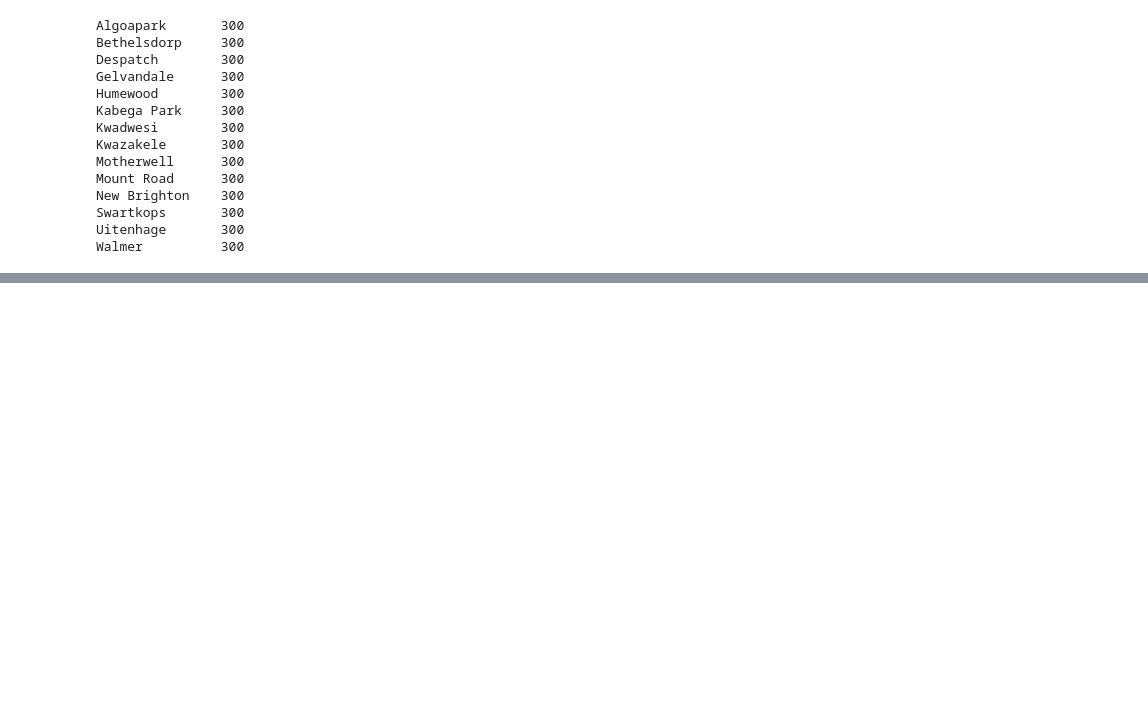
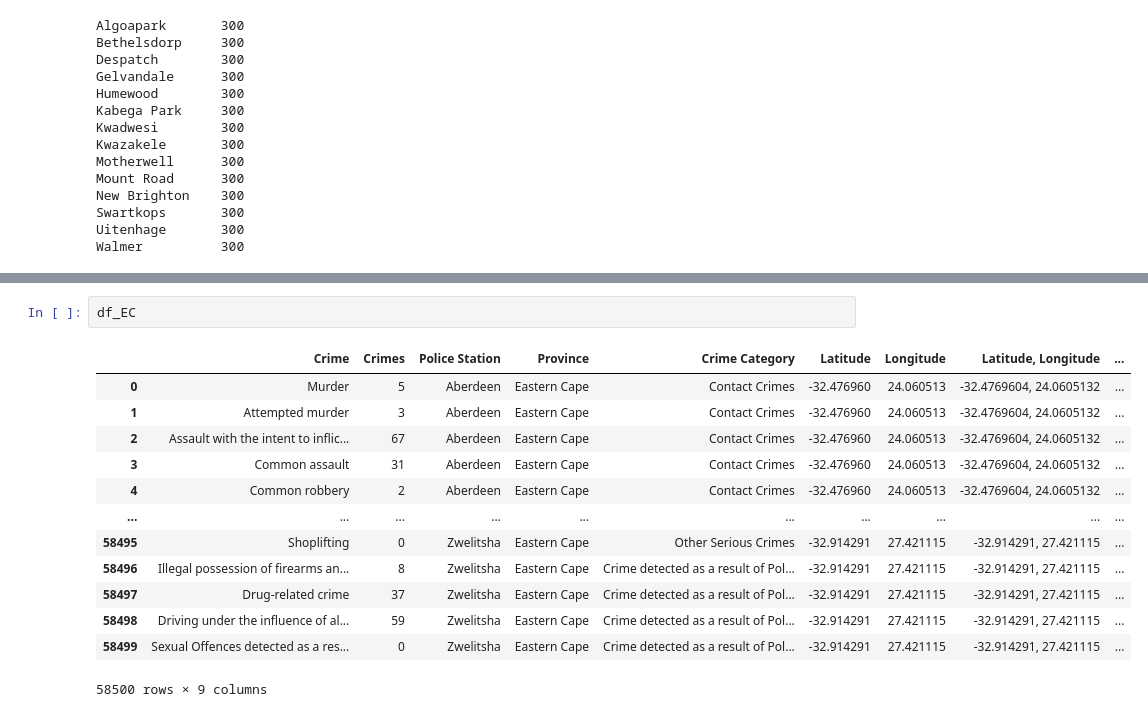
Before and after one commit to BlocknBoom123/CrimePy, a Jupyter notebook: CrimePy.ipynb, the cells around one changed output, grey strips where cells are left out. Cells and saved outputs as stored; diff of their text form; blank space fills up the shorter version.

```diff
--- a/CrimePy.ipynb
+++ b/CrimePy.ipynb
@@ -258,0 +261,16 @@ OSError: could not get source code
+# %%
+df_EC
+# %% [output]
+|  | Crime | Crimes | Police Station | Province | Crime Category | Latitude | Longitude | Latitude, Longitude | ... |
+| 0 | Murder | 5 | Aberdeen | Eastern Cape | Contact Crimes | -32.476960 | 24.060513 | -32.4769604, 24.0605132 | ... |
+| 1 | Attempted murder | 3 | Aberdeen | Eastern Cape | Contact Crimes | -32.476960 | 24.060513 | -32.4769604, 24.0605132 | ... |
+| 2 | Assault with the intent to inflic... | 67 | Aberdeen | Eastern Cape | Contact Crimes | -32.476960 | 24.060513 | -32.4769604, 24.0605132 | ... |
+| 3 | Common assault | 31 | Aberdeen | Eastern Cape | Contact Crimes | -32.476960 | 24.060513 | -32.4769604, 24.0605132 | ... |
+| 4 | Common robbery | 2 | Aberdeen | Eastern Cape | Contact Crimes | -32.476960 | 24.060513 | -32.4769604, 24.0605132 | ... |
+| ... | ... | ... | ... | ... | ... | ... | ... | ... | ... |
+| 58495 | Shoplifting | 0 | Zwelitsha | Eastern Cape | Other Serious Crimes | -32.914291 | 27.421115 | -32.914291, 27.421115 | ... |
+| 58496 | Illegal possession of firearms an... | 8 | Zwelitsha | Eastern Cape | Crime detected as a result of Pol... | -32.914291 | 27.421115 | -32.914291, 27.421115 | ... |
+| 58497 | Drug-related crime | 37 | Zwelitsha | Eastern Cape | Crime detected as a result of Pol... | -32.914291 | 27.421115 | -32.914291, 27.421115 | ... |
+| 58498 | Driving under the influence of al... | 59 | Zwelitsha | Eastern Cape | Crime detected as a result of Pol... | -32.914291 | 27.421115 | -32.914291, 27.421115 | ... |
+| 58499 | Sexual Offences detected as a res... | 0 | Zwelitsha | Eastern Cape | Crime detected as a result of Pol... | -32.914291 | 27.421115 | -32.914291, 27.421115 | ... |
+58500 rows × 9 columns
```
Also changed, not shown: parts of 14 cells of this notebook.
